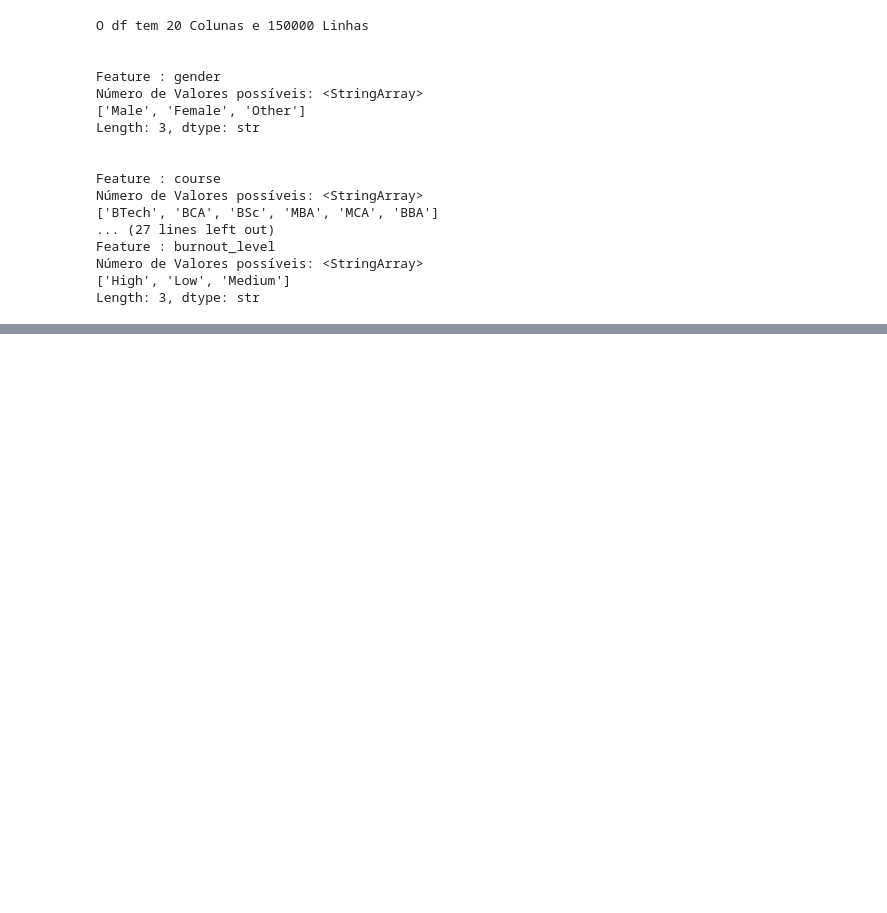
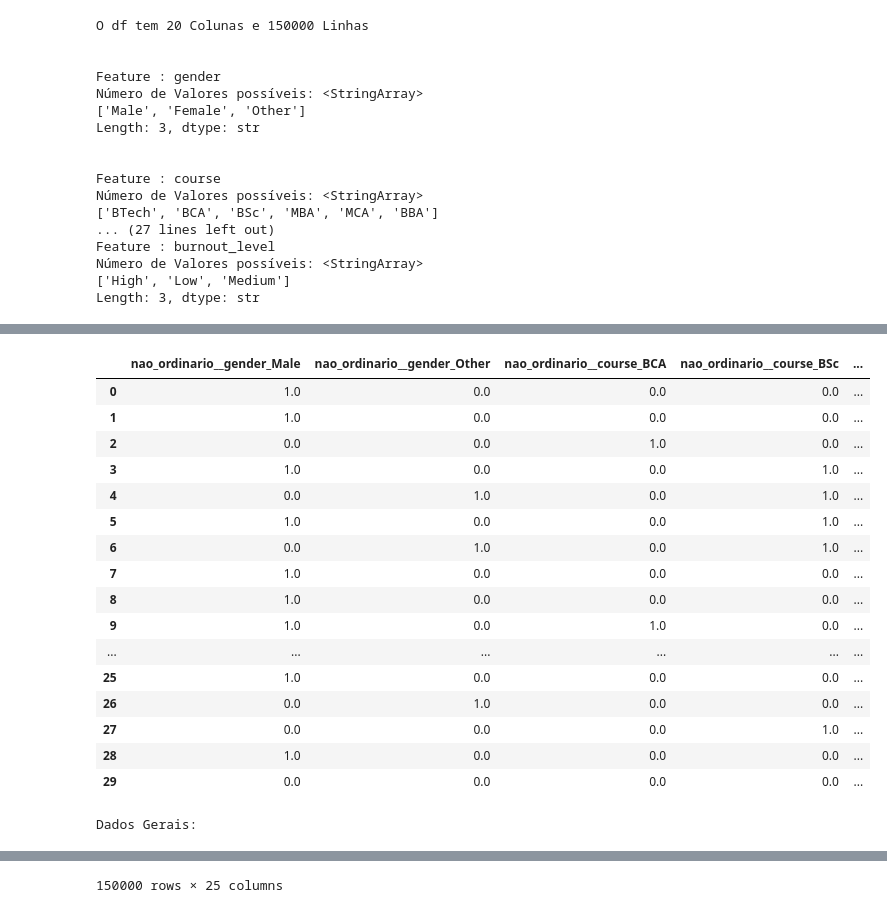
Before and after one commit to brsenax/Trabalho-de-ia-dos-manos, a Jupyter notebook: main.ipynb, the cells around one changed output, grey strips where cells are left out. Drawn from its saved outputs; the diff is of its cells as text; code cells hidden in the pictures; blank space fills up the shorter version.

Commit message:
fix: correção do tratamento dos dados

```diff
--- a/main.ipynb
+++ b/main.ipynb
@@ -48,20 +57,3 @@ Feature : burnout_level
 Número de Valores possíveis: <StringArray>
 ['High', 'Low', 'Medium']
 Length: 3, dtype: str
-# %%
-#Tratando os dados
-# OBS: ESSE CODIGO LEVA MUITO TEMPO, FOI ERRO MEU, AQUELE FOR PERCORRE A LISTA MUITAS VEZES
-# A melhor função pra isso é o factorize, faz exatamente o que eu queria
-
-def obter_valor(arr, v):
-    #Função que irá transformar as str em números
-    novo_arr = list(arr)
-    return novo_arr.index(v)
-
-for coluna in colunas_analise:
-    # Itera pelas colunas, e a aplica a função em cada uma delas
-    df[coluna] = df[coluna].apply( lambda x : obter_valor(df[coluna].unique(), x))
-
-#Visualizando como o df está agora:
-
-display(df.head())
@@ -131,0 +60,34 @@ Name: burnout_level, Length: 150000, dtype: int64
+# %%
+# Vou usar o ColumnTransformer com OneHotEncoder e OrdinalEncoder, para poder ter um mecanismo mais eficiente para
+#tratar os dados
+
+preprocessor = ColumnTransformer(transformers=[
+    ('nao_ordinario', OneHotEncoder(drop='first'), colunas_str), #trata as colunas nao ordinais
+    ('ordinal', OrdinalEncoder(), colunas_ordinais) # trata as colunas ordinais
+], remainder='passthrough')
+
+novo_df = preprocessor.fit_transform(df) # Isso é uma matriz numpy!
+novas_colunas = preprocessor.get_feature_names_out() # pega o nome das colunas pós transformação
+
+print('Nome das novas colunas: ')
+print(novas_colunas)
+print('\n')
+
+novo_df = pd.DataFrame(novo_df, columns=novas_colunas)
+
+#Visualizando os dados tratados:
+
+display(novo_df.head(30))
+print('\n')
+
+# Agora, podemos dividir o dataset e formar os dados e o target
+
+y_data = novo_df['ordinal__burnout_level']
+x_data = novo_df.drop(columns=['ordinal__burnout_level'])
+
+print('Dados Gerais: ')
+display(x_data)
+print('\n')
+print('Resultados: ')
+print(y_data)
+# %% [output]
@@ -131,0 +108,18 @@ Name: burnout_level, Length: 150000, dtype: int64
+|  | nao_ordinario__gender_Male | nao_ordinario__gender_Other | nao_ordinario__course_BCA | nao_ordinario__course_BSc | ... |
+| 0 | 1.0 | 0.0 | 0.0 | 0.0 | ... |
+| 1 | 1.0 | 0.0 | 0.0 | 0.0 | ... |
+| 2 | 0.0 | 0.0 | 1.0 | 0.0 | ... |
+| 3 | 1.0 | 0.0 | 0.0 | 1.0 | ... |
+| 4 | 0.0 | 1.0 | 0.0 | 1.0 | ... |
+| 5 | 1.0 | 0.0 | 0.0 | 1.0 | ... |
+| 6 | 0.0 | 1.0 | 0.0 | 1.0 | ... |
+| 7 | 1.0 | 0.0 | 0.0 | 0.0 | ... |
+| 8 | 1.0 | 0.0 | 0.0 | 0.0 | ... |
+| 9 | 1.0 | 0.0 | 1.0 | 0.0 | ... |
+| ... | ... | ... | ... | ... | ... |
+| 25 | 1.0 | 0.0 | 0.0 | 0.0 | ... |
+| 26 | 0.0 | 1.0 | 0.0 | 0.0 | ... |
+| 27 | 0.0 | 0.0 | 0.0 | 1.0 | ... |
+| 28 | 1.0 | 0.0 | 0.0 | 0.0 | ... |
+| 29 | 0.0 | 0.0 | 0.0 | 0.0 | ... |
+Dados Gerais:
@@ -131,0 +138 @@ Name: burnout_level, Length: 150000, dtype: int64
+150000 rows × 25 columns
```
Also changed, not shown: parts of 3 cells of this notebook.
